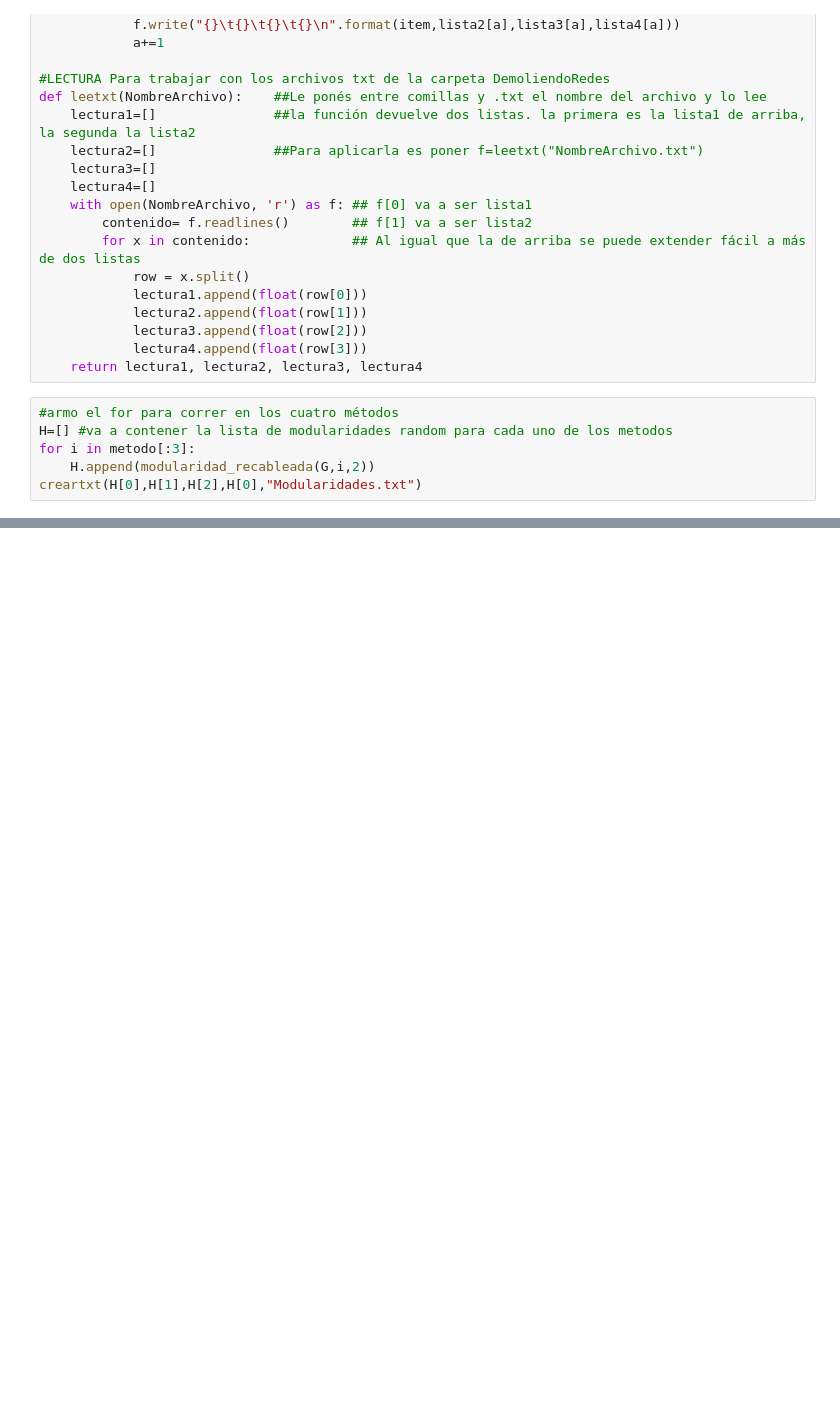
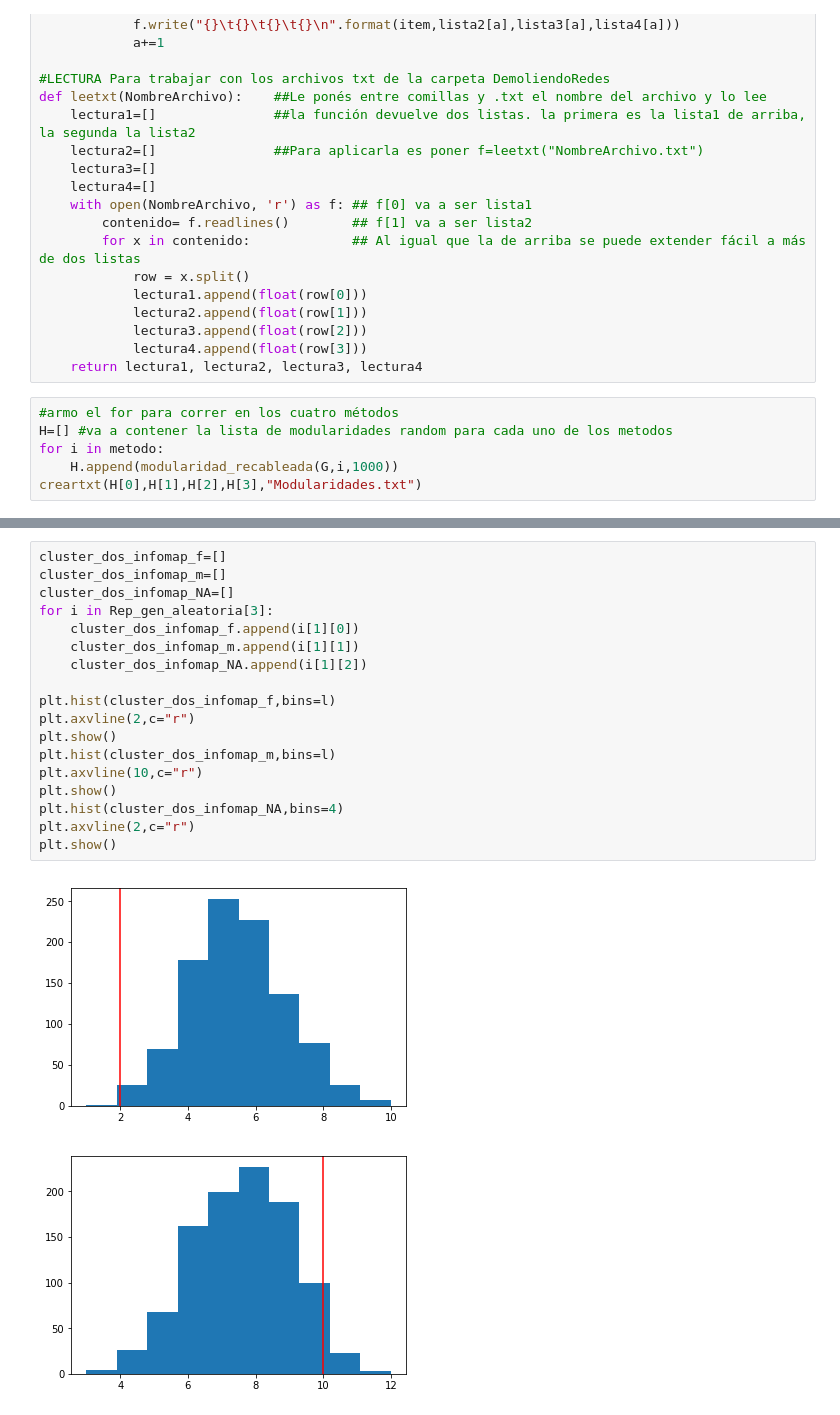
Before and after one commit to vms10/TPC3, a Jupyter notebook: tp3.ipynb, the cells around one changed output, grey strips where cells are left out. Drawn from its saved outputs; the diff is of its cells as text; blank space fills up the shorter version.

```diff
--- a/tp3.ipynb
+++ b/tp3.ipynb
@@ -742,9 +772,9 @@ def leetxt(NombreArchivo):    ##Le ponés entre comillas y .txt el nombre del ar
 # %%
 #armo el for para correr en los cuatro métodos
 H=[] #va a contener la lista de modularidades random para cada uno de los metodos
-for i in metodo[:3]:
-    H.append(modularidad_recableada(G,i,2))
-creartxt(H[0],H[1],H[2],H[0],"Modularidades.txt")
+for i in metodo:
+    H.append(modularidad_recableada(G,i,1000))
+creartxt(H[0],H[1],H[2],H[3],"Modularidades.txt")
 # %%
 H=leetxt("Modularidades.txt")
 # %% [output]
@@ -774,0 +932,21 @@ plt.show()
+# %%
+cluster_dos_infomap_f=[]
+cluster_dos_infomap_m=[]
+cluster_dos_infomap_NA=[]
+for i in Rep_gen_aleatoria[3]:
+    cluster_dos_infomap_f.append(i[1][0])
+    cluster_dos_infomap_m.append(i[1][1])
+    cluster_dos_infomap_NA.append(i[1][2])
+
+plt.hist(cluster_dos_infomap_f,bins=l)
+plt.axvline(2,c="r")
+plt.show()
+plt.hist(cluster_dos_infomap_m,bins=l)
+plt.axvline(10,c="r")
+plt.show()
+plt.hist(cluster_dos_infomap_NA,bins=4)
+plt.axvline(2,c="r")
+plt.show()
+# %% [output]
+[figure, added]
+[figure, added]
```
Also changed, not shown: parts of 14 cells of this notebook.
